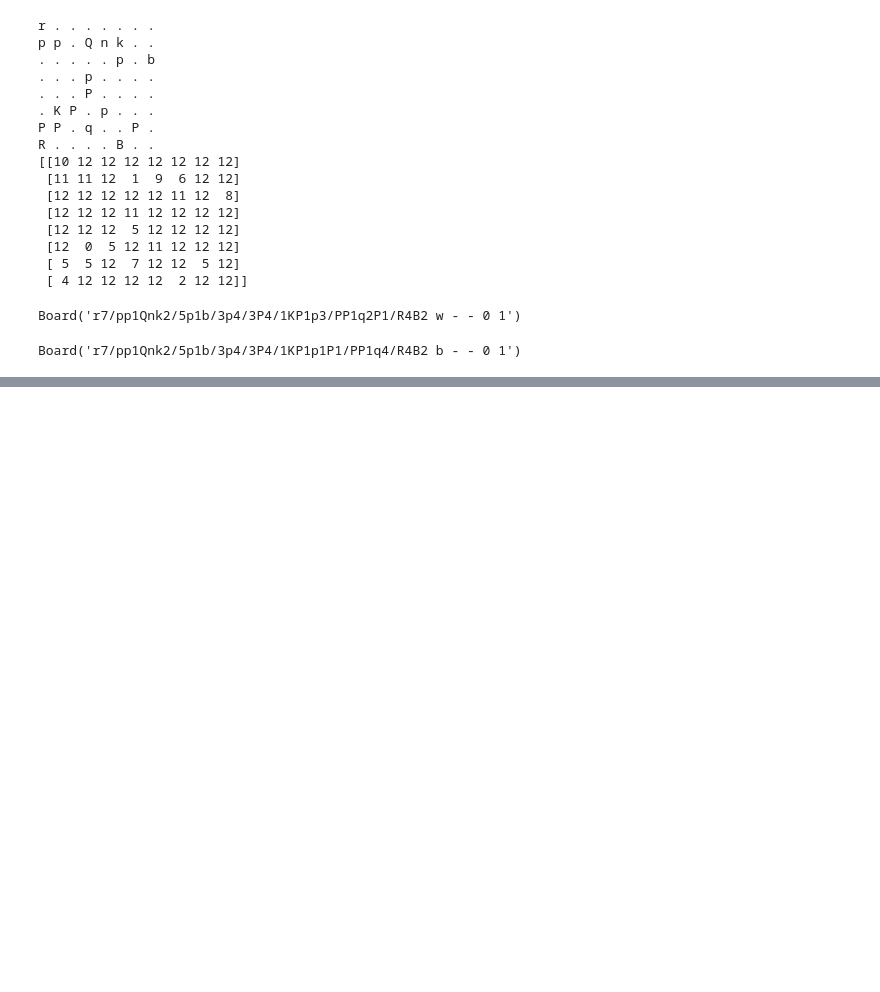
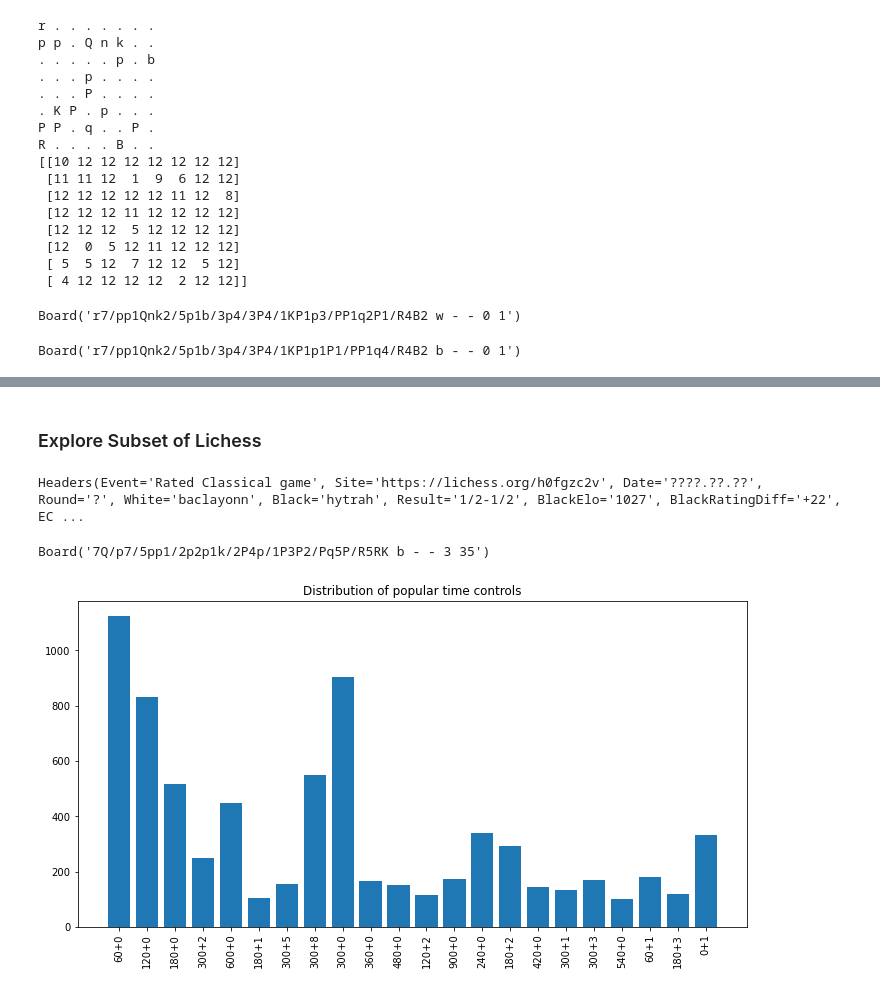
Before and after one commit to angusturner/neural_chess, a Jupyter notebook: notebooks/explore.ipynb, the cells around one changed output, grey strips where cells are left out. Saved outputs shown, nothing was run; the diff lists cells and outputs as text; code cells hidden in the pictures; blank space fills up the shorter version.

```diff
--- a/notebooks/explore.ipynb
+++ b/notebooks/explore.ipynb
@@ -57,7 +61,7 @@ print(pgn_string)
 # %% [markdown]
 ### Reading Lichess Data
 # %%
-max_games = 1000
+max_games = 10000
 
 games = []
 with open('../data/lichess_db_standard_rated_2014-01.pgn') as f, \
@@ -278,0 +282,55 @@ list(board.pseudo_legal_moves)
+# %% [markdown]
+### Explore Subset of Lichess
+# %%
+games[13].headers
+# %% [output]
+Headers(Event='Rated Classical game', Site='https://lichess.org/h0fgzc2v', Date='????.??.??', Round='?', White='baclayonn', Black='hytrah', Result='1/2-1/2', BlackElo='1027', BlackRatingDiff='+22', EC ...
+# %%
+games[4].end().board()
+# %% [output]
+Board('7Q/p7/5pp1/2p2p1k/2P4p/1P3P2/Pq5P/R5RK b - - 3 35')
+# %%
+time_controls = {}
+elos = []
+results = []
+
+result_map = {
+    "1-0": 0,
+    "0-1": 1,
+    "1/2-1/2": 2
+}
+
+for game in games:
+    headers = game.headers
+
+    # track elos
+    elos += [
+        headers['WhiteElo'],
+        headers['BlackElo'],
+    ]
+
+    # track results
+    result = result_map[headers['Result']]
+    results.append(result)
+
+    # track time controls
+    tc = headers['TimeControl']
+    if tc not in time_controls:
+        time_controls[tc] = 0
+    time_controls[tc] += 1
+# %%
+# view time controls
+ks, vs = [], []
+for k, v in time_controls.items():
+    if v < 100:
+        continue
+    ks.append(k)
+    vs.append(v)
+
+plt.figure(figsize=(12, 6))
+plt.title("Distribution of popular time controls")
+plt.bar(ks, vs)
+plt.xticks(rotation=90);
+plt.show();
+# %% [output]
+[figure, added]
```
Also changed, not shown: parts of 8 cells of this notebook, 5 other files.
